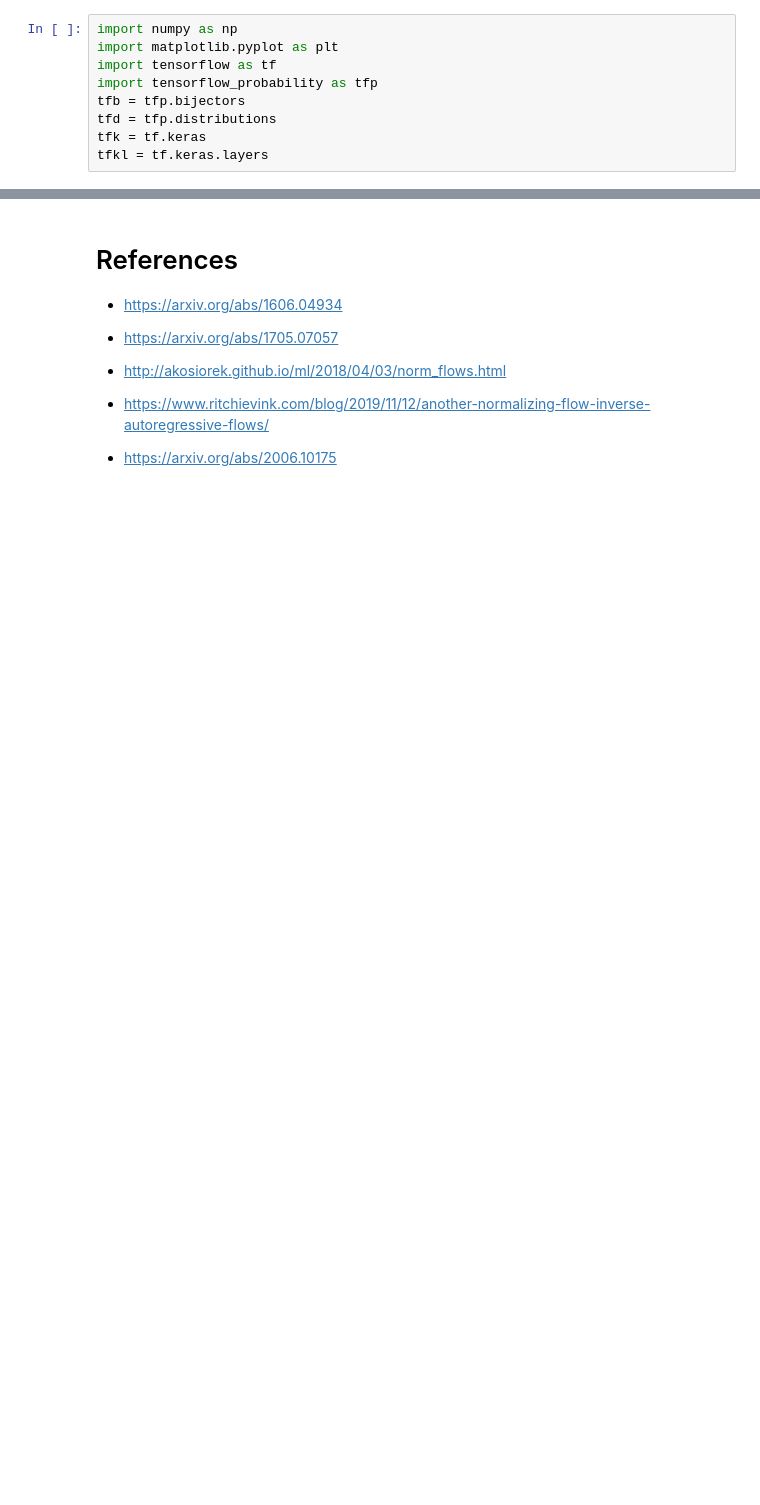
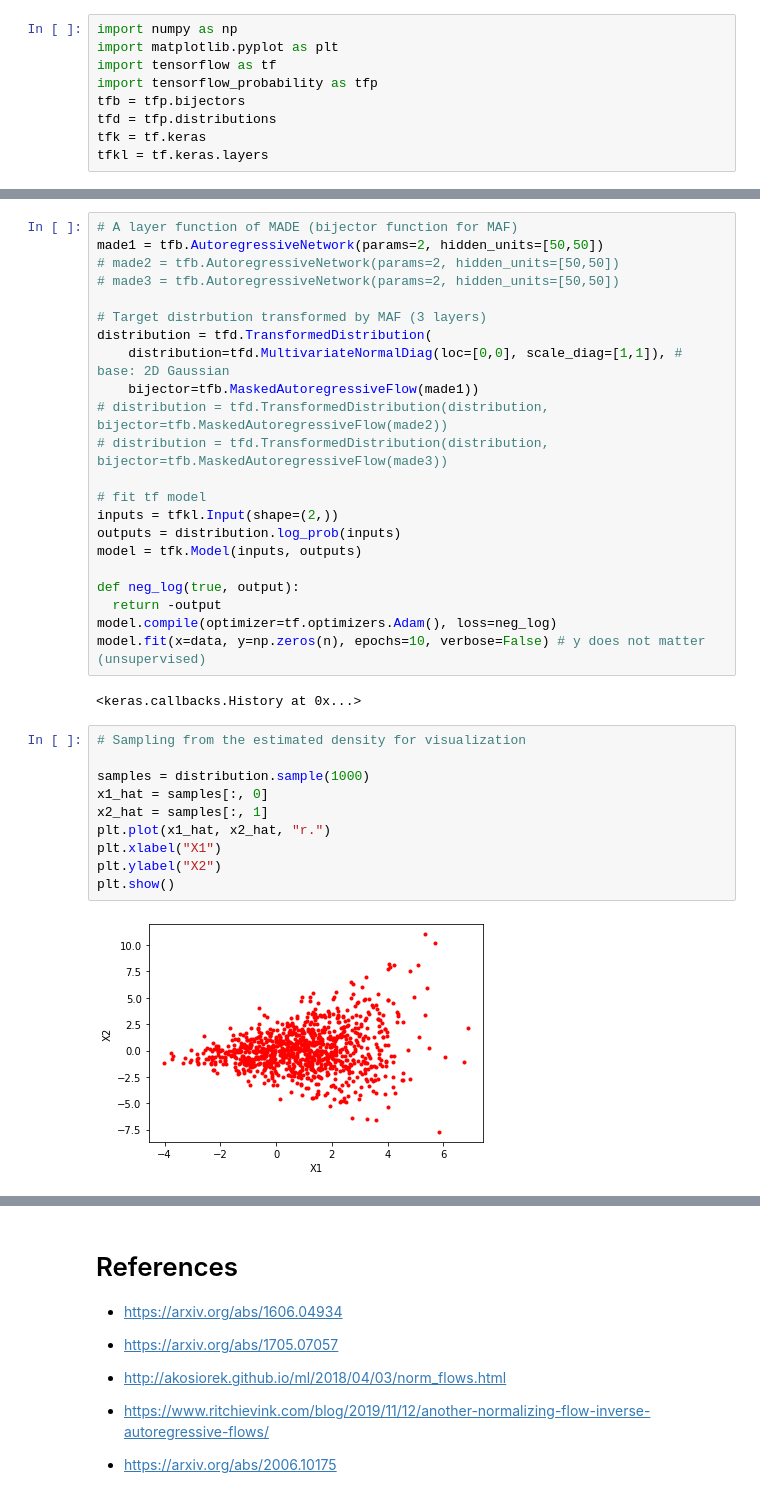
Before and after one commit to pointOfive/Haining-Tan, a Jupyter notebook: IAF_and_MAF.ipynb, the cells around one changed output, grey strips where cells are left out. Saved outputs shown, nothing was run; the diff lists cells and outputs as text; blank space fills up the shorter version.

```diff
--- a/IAF_and_MAF.ipynb
+++ b/IAF_and_MAF.ipynb
@@ -89,0 +106,36 @@ plt.plot(x1, x2, ".")
+# %%
+# A layer function of MADE (bijector function for MAF)
+made1 = tfb.AutoregressiveNetwork(params=2, hidden_units=[50,50])
+# made2 = tfb.AutoregressiveNetwork(params=2, hidden_units=[50,50])
+# made3 = tfb.AutoregressiveNetwork(params=2, hidden_units=[50,50])
+
+# Target distrbution transformed by MAF (3 layers)
+distribution = tfd.TransformedDistribution(
+    distribution=tfd.MultivariateNormalDiag(loc=[0,0], scale_diag=[1,1]), # base: 2D Gaussian
+    bijector=tfb.MaskedAutoregressiveFlow(made1))
+# distribution = tfd.TransformedDistribution(distribution, bijector=tfb.MaskedAutoregressiveFlow(made2))
+# distribution = tfd.TransformedDistribution(distribution, bijector=tfb.MaskedAutoregressiveFlow(made3))
+
+# fit tf model
+inputs = tfkl.Input(shape=(2,))
+outputs = distribution.log_prob(inputs)
+model = tfk.Model(inputs, outputs)
+
+def neg_log(true, output):
+  return -output
+model.compile(optimizer=tf.optimizers.Adam(), loss=neg_log)
+model.fit(x=data, y=np.zeros(n), epochs=10, verbose=False) # y does not matter (unsupervised)
+# %% [output]
+<keras.callbacks.History at 0x...>
+# %%
+# Sampling from the estimated density for visualization
+
+samples = distribution.sample(1000)
+x1_hat = samples[:, 0]
+x2_hat = samples[:, 1]
+plt.plot(x1_hat, x2_hat, "r.")
+plt.xlabel("X1")
+plt.ylabel("X2")
+plt.show()
+# %% [output]
+[figure, added]
```
Also changed, not shown: parts of 17 cells of this notebook.
